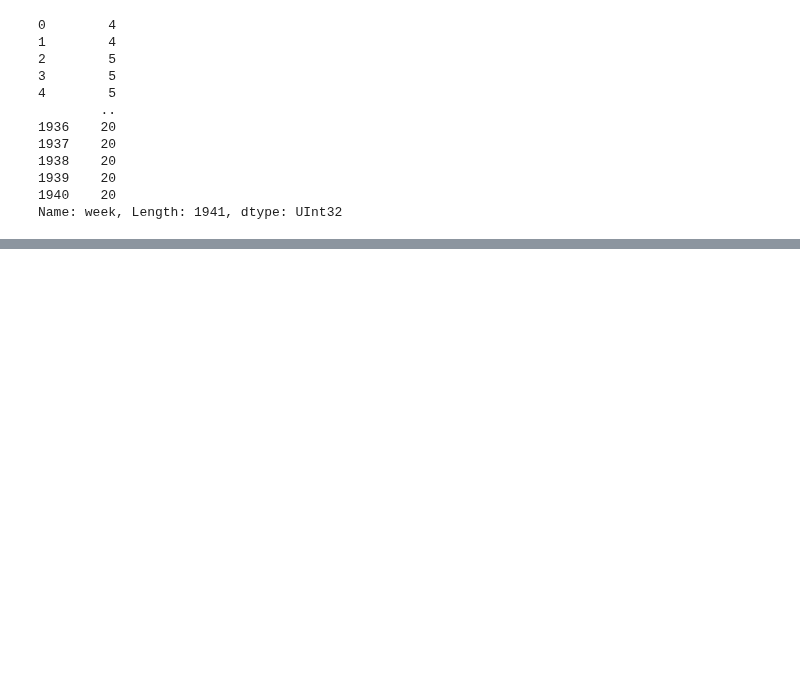
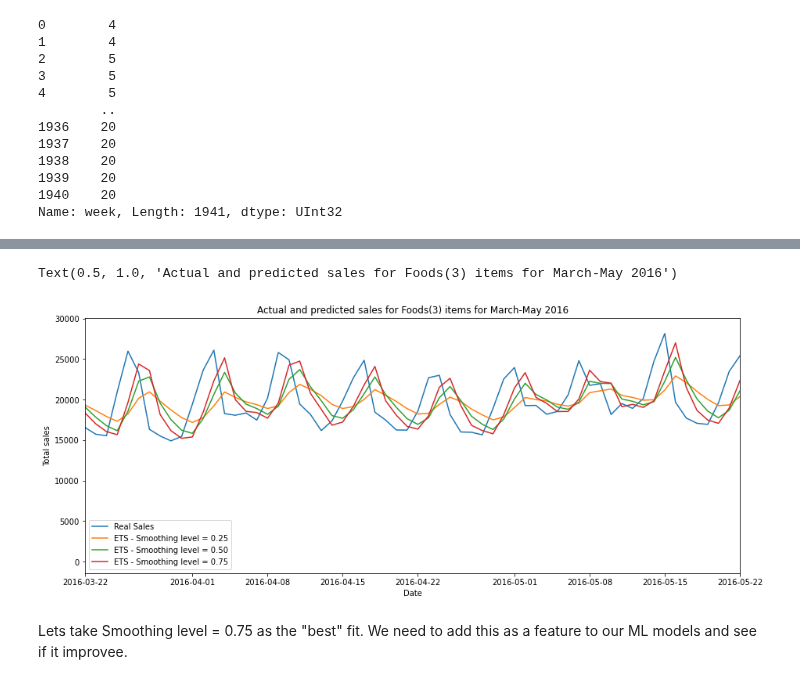
Before and after one commit to sithankanna/hts-forecast, a Jupyter notebook: notebooks/002-EK-EDA.ipynb, the cells around one changed output, grey strips where cells are left out. Cells and saved outputs as stored; diff of their text form; code cells hidden in the pictures; blank space fills up the shorter version.

Commit message:
Begin Exponential smoothing of time series

```diff
--- a/notebooks/002-EK-EDA.ipynb
+++ b/notebooks/002-EK-EDA.ipynb
@@ -639,0 +649,23 @@ Length: 53, dtype: UInt32
+# %%
+#Do Exp Smoothing fit with 3 types of smoothing levels
+Smoothing_fit1 = SimpleExpSmoothing(df9).fit(smoothing_level = 0.25, optimized = False)
+Smoothing_fit2 = SimpleExpSmoothing(df9).fit(smoothing_level = 0.5, optimized = False)
+Smoothing_fit3 = SimpleExpSmoothing(df9).fit(smoothing_level = 0.75, optimized = False)
+# %%
+# Plot of total sales for foods_3 vs time
+plt.figure(figsize=(15,6))
+plt.plot(df9, label = 'Real Sales')
+# plt.plot(prediction, label = 'ARIMA')
+plt.plot(Smoothing_fit1.fittedvalues, label = 'ETS - Smoothing level = 0.25')
+plt.plot(Smoothing_fit2.fittedvalues, label = 'ETS - Smoothing level = 0.50')
+plt.plot(Smoothing_fit3.fittedvalues, label = 'ETS - Smoothing level = 0.75')
+plt.legend()
+plt.xlim('2016-03-22', '2016-05-22')
+plt.xlabel('Date')
+plt.ylabel('Total sales')
+plt.title('Actual and predicted sales for Foods(3) items for March-May 2016')
+# %% [output]
+Text(0.5, 1.0, 'Actual and predicted sales for Foods(3) items for March-May 2016')
+[figure, added]
+# %% [markdown]
+Lets take Smoothing level = 0.75 as the "best" fit. We need to add this as a feature to our ML models and see if it improvee.
```
Also changed, not shown: parts of 9 cells of this notebook.
